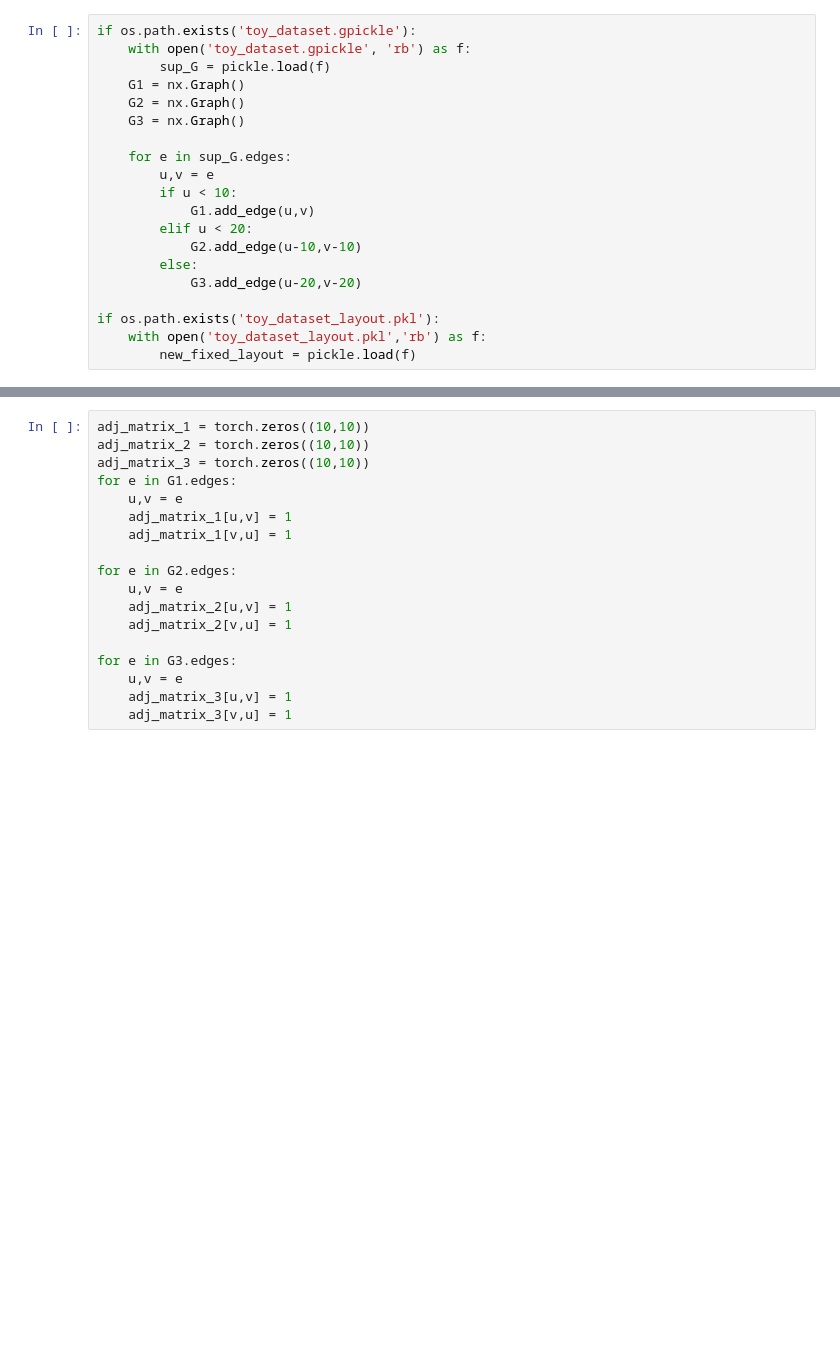
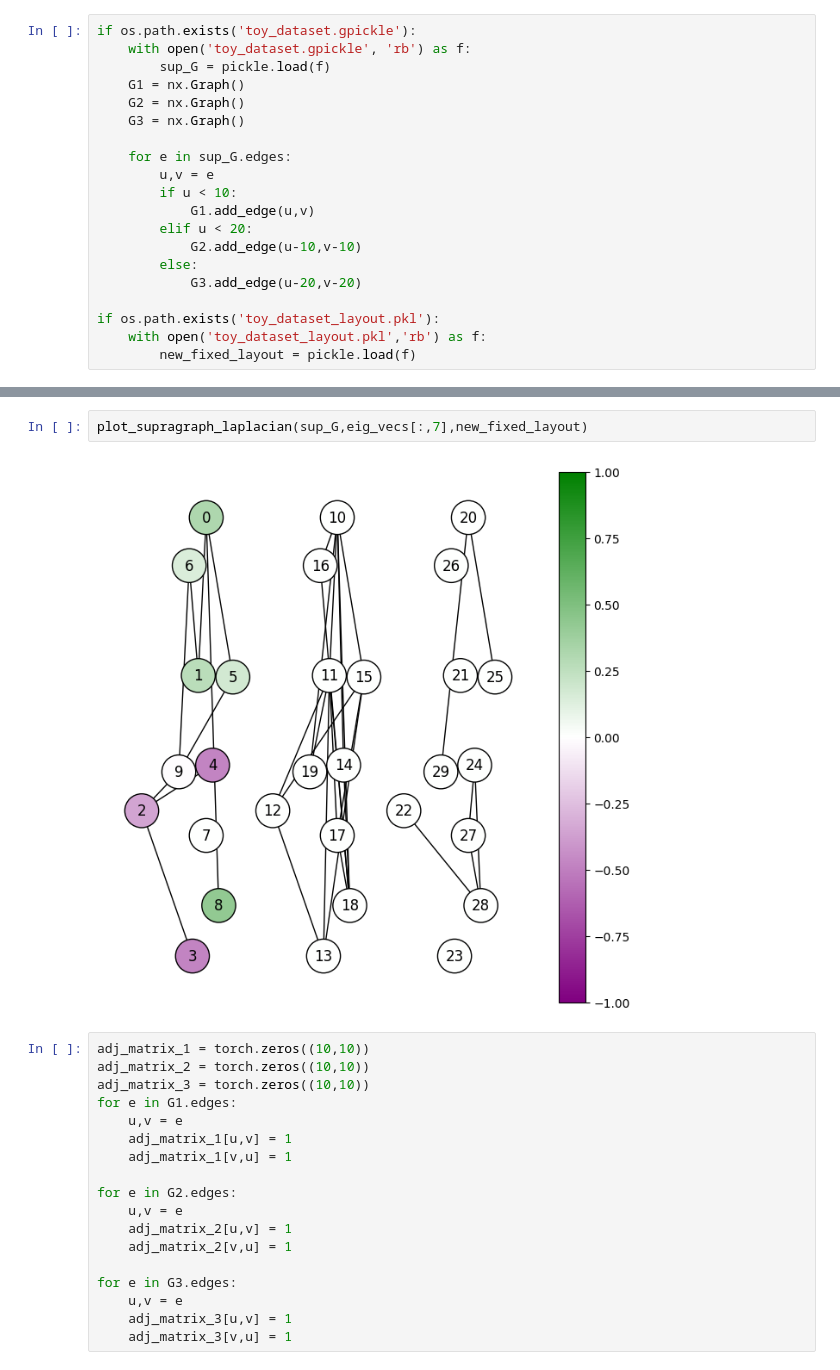
Before and after one commit to ykrmm/SLATE, a Jupyter notebook: notebooks/SLATE_Demo_toygraph.ipynb, the cells around one changed output, grey strips where cells are left out. Drawn from its saved outputs; the diff is of its cells as text; blank space fills up the shorter version.

```diff
--- a/notebooks/SLATE_Demo_toygraph.ipynb
+++ b/notebooks/SLATE_Demo_toygraph.ipynb
@@ -45,3 +65,7 @@ nx.draw(sup_G, pos=new_fixed_layout, with_labels=True)
+# %%
+plot_supragraph_laplacian(sup_G,eig_vecs[:,7],new_fixed_layout)
+# %% [output]
+[figure, added]
 # %%
 adj_matrix_1 = torch.zeros((10,10))
 adj_matrix_2 = torch.zeros((10,10))
```
Also changed, not shown: parts of 9 cells of this notebook, 5 other files.
